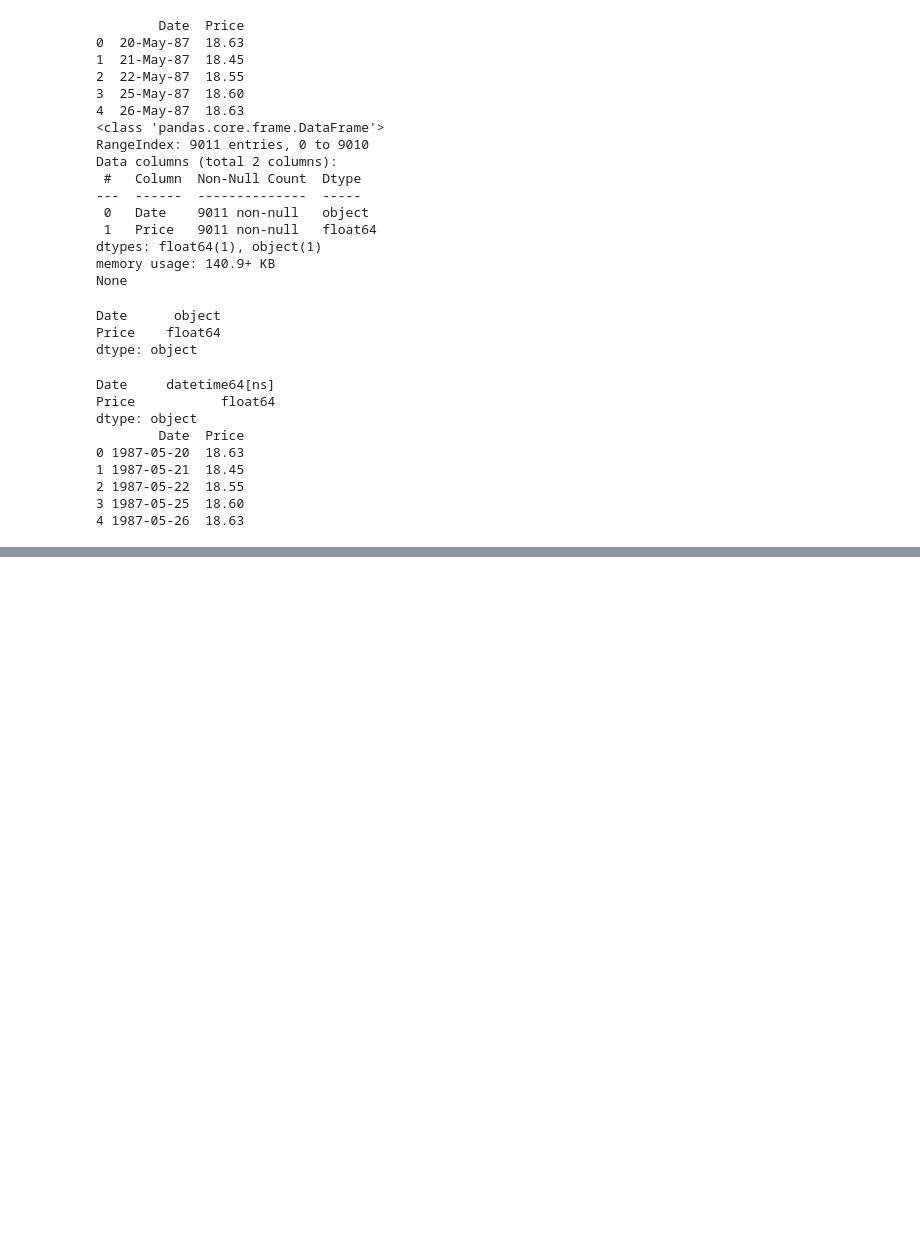
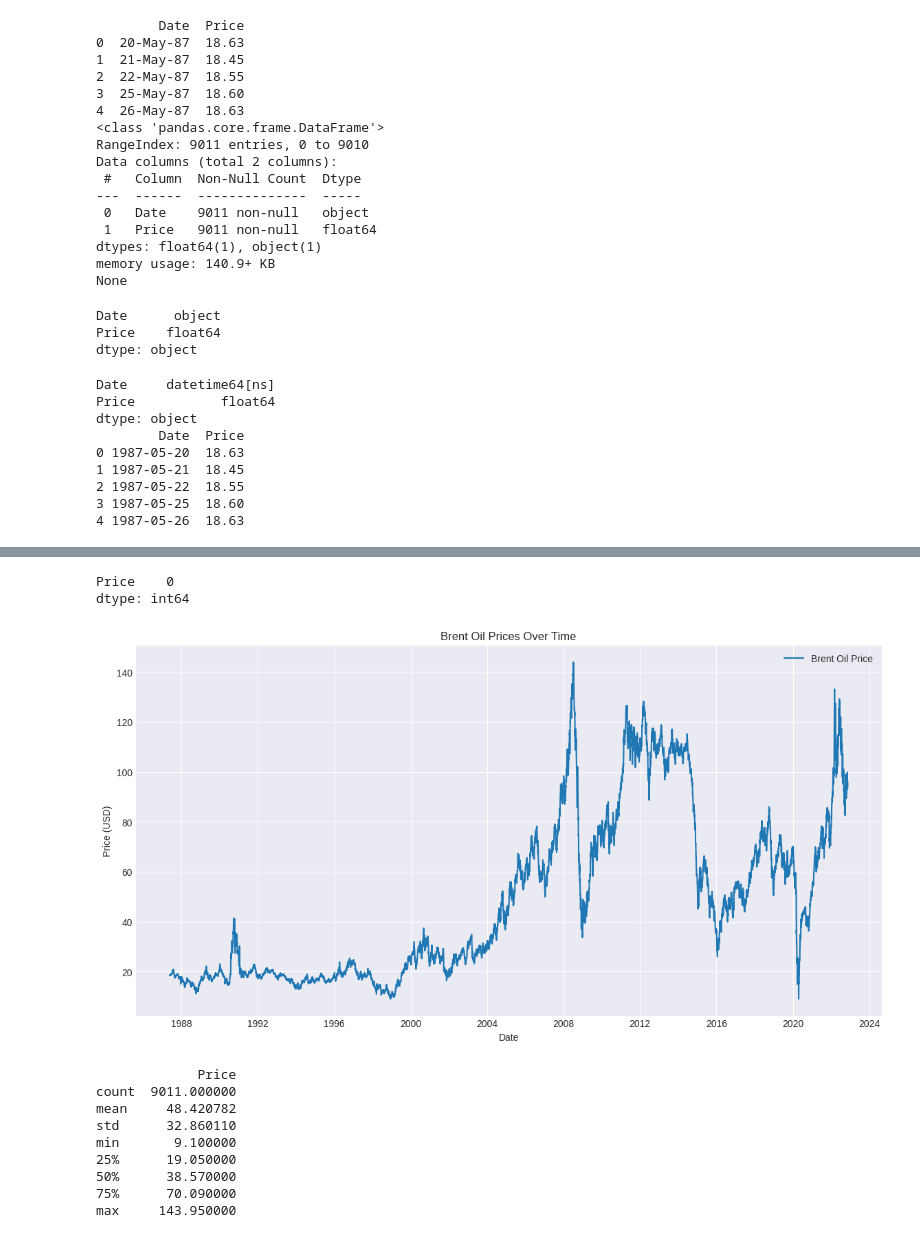
Before and after one commit to abrhame/Birhan-Energies, a Jupyter notebook: notebooks/task1.ipynb, the cells around one changed output, grey strips where cells are left out. Cells and saved outputs as stored; diff of their text form; code cells hidden in the pictures; blank space fills up the shorter version.

```diff
--- a/notebooks/task1.ipynb
+++ b/notebooks/task1.ipynb
@@ -53,3 +53,5 @@ dtype: object
 2 1987-05-22  18.55
 3 1987-05-25  18.60
 4 1987-05-26  18.63
+# %%
+oil_data.set_index('Date', inplace=True)
@@ -55,0 +68,28 @@ dtype: object
+# %%
+print(oil_data.isnull().sum())
+# %% [output]
+Price    0
+dtype: int64
+# %%
+# Plot the time series data
+plt.figure(figsize=(14, 7))
+plt.plot(oil_data['Price'], label='Brent Oil Price')
+plt.title('Brent Oil Prices Over Time')
+plt.xlabel('Date')
+plt.ylabel('Price (USD)')
+plt.legend()
+plt.show()
+
+# Check basic statistics
+print(oil_data.describe())
+# %% [output]
+[figure, added]
+             Price
+count  9011.000000
+mean     48.420782
+std      32.860110
+min       9.100000
+25%      19.050000
+50%      38.570000
+75%      70.090000
+max     143.950000
```
Also changed, not shown: parts of 8 cells of this notebook.
